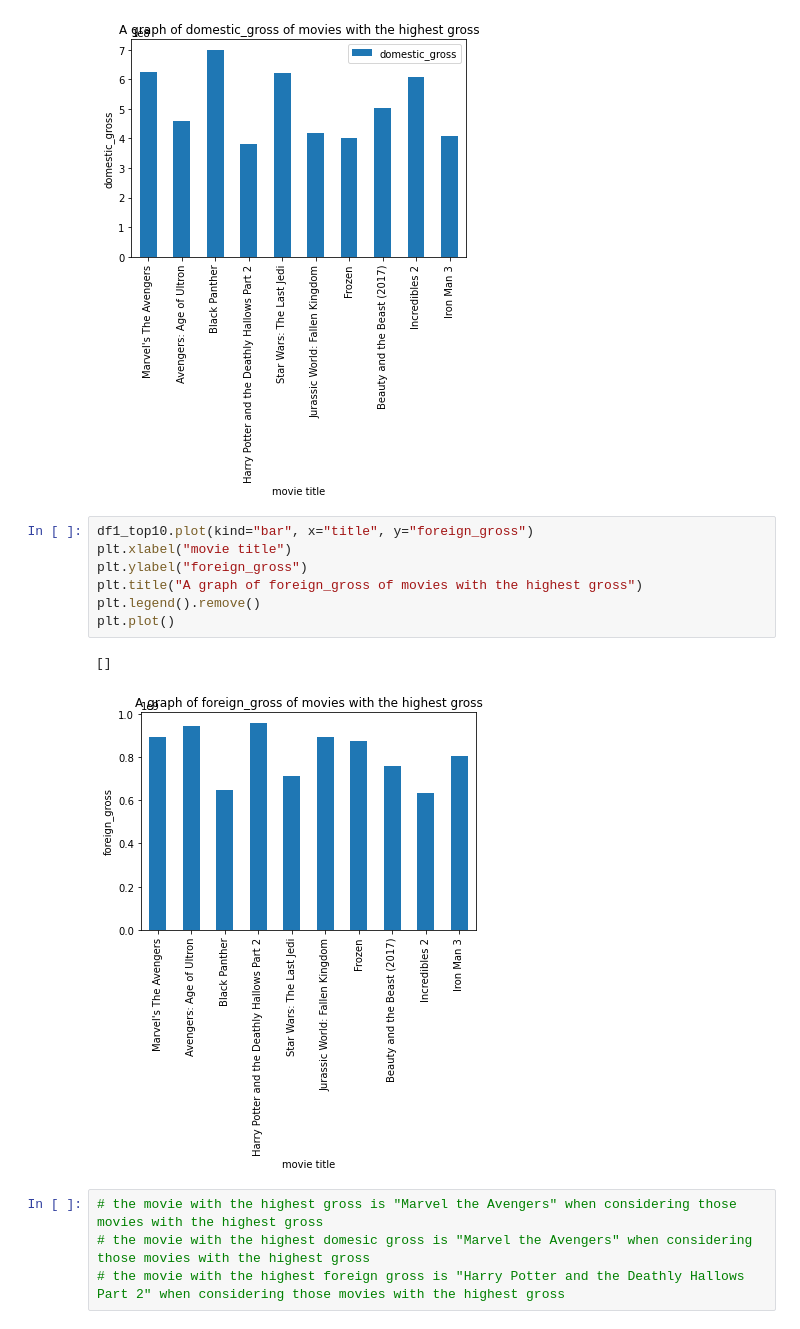
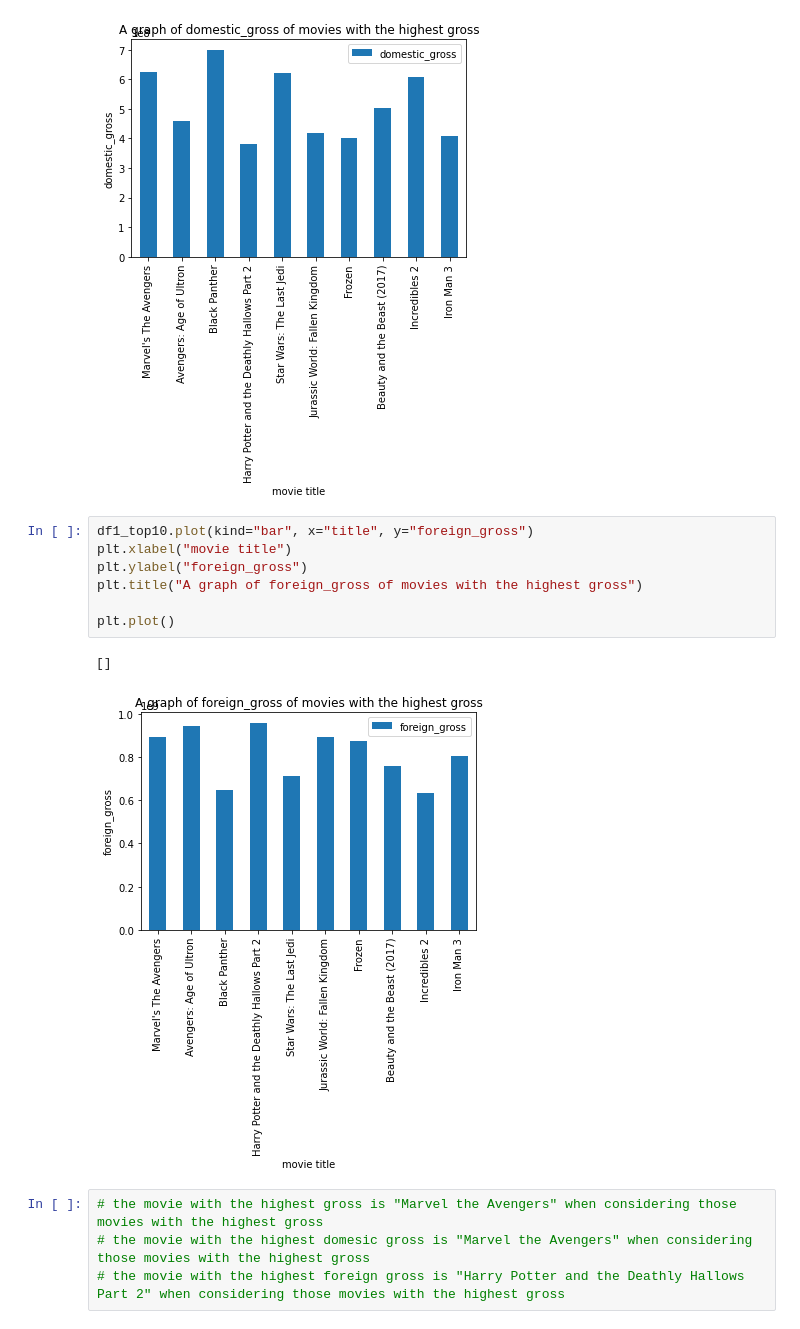
Before and after one commit to aggrey034/projo, a Jupyter notebook: index.ipynb, the cells around one changed output. Saved outputs shown, nothing was run; the diff lists cells and outputs as text.

```diff
--- a/index.ipynb
+++ b/index.ipynb
@@ -100,13 +100,13 @@ plt.plot()
 # %%
 df1_top10.plot(kind="bar", x="title", y="foreign_gross")
 plt.xlabel("movie title")
 plt.ylabel("foreign_gross")
 plt.title("A graph of foreign_gross of movies with the highest gross")
-plt.legend().remove()
+
 plt.plot()
 # %% [output]
 []
-[figure, old version]
+[figure, new version]
 # %%
 # the movie with the highest gross is "Marvel the Avengers" when considering those movies with the highest gross
 # the movie with the highest domesic gross is "Marvel the Avengers" when considering those movies with the highest gross
```
Also changed, not shown: parts of 3 cells of this notebook.
